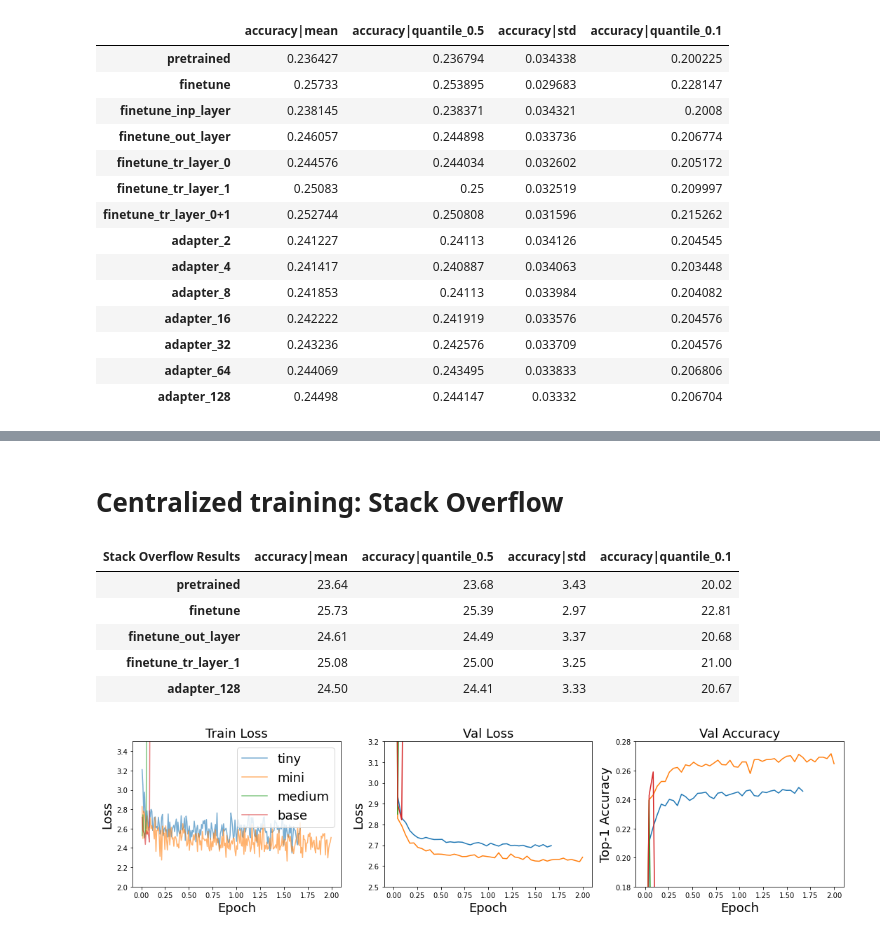
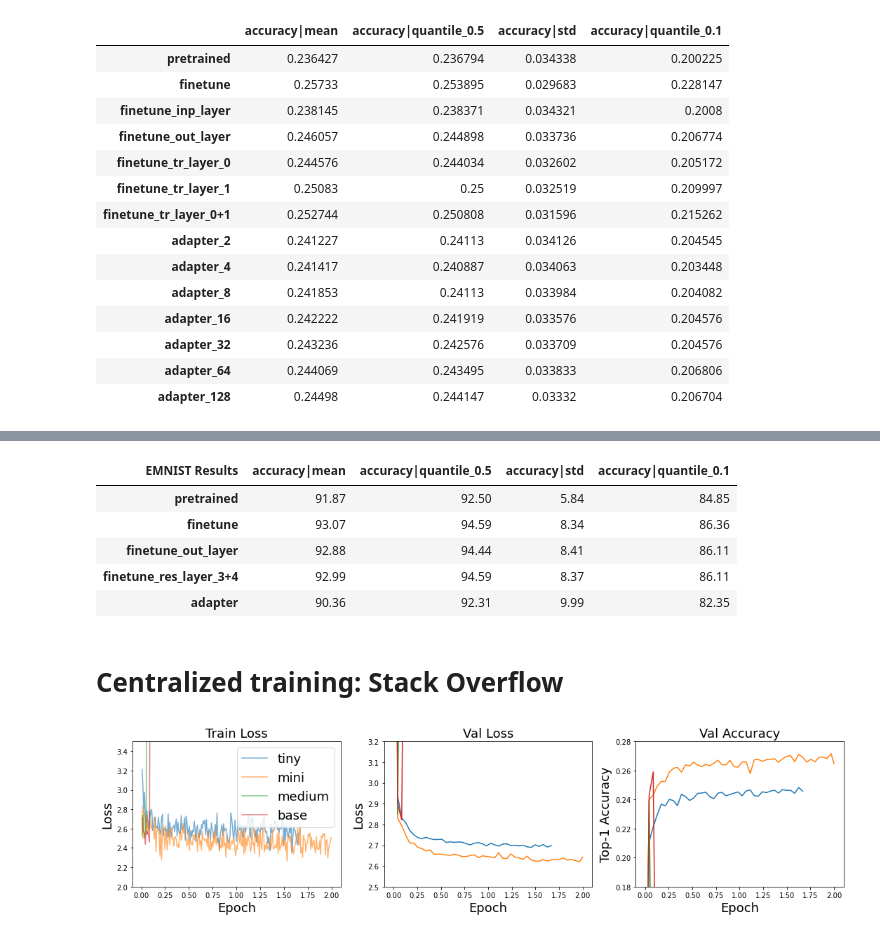
Before and after one commit to facebookresearch/FL_partial_personalization, a Jupyter notebook: parse_outputs.ipynb, the cells around one changed output, grey strips where cells are left out. Saved outputs shown, nothing was run; the diff lists cells and outputs as text; code cells hidden in the pictures.

```diff
--- a/parse_outputs.ipynb
+++ b/parse_outputs.ipynb
@@ -72,18 +125,18 @@ df
+# %%
+rows = ['pretrained', 'finetune', 'finetune_out_layer', 'finetune_res_layer_3+4', 'adapter']
+df2 = df.loc[rows].applymap(lambda x: round(x*100, 2))
+df2.columns.name = 'EMNIST Results'
+
+df2
+# %% [output]
+| EMNIST Results | accuracy|mean | accuracy|quantile_0.5 | accuracy|std | accuracy|quantile_0.1 |
+| pretrained | 91.87 | 92.50 | 5.84 | 84.85 |
+| finetune | 93.07 | 94.59 | 8.34 | 86.36 |
+| finetune_out_layer | 92.88 | 94.44 | 8.41 | 86.11 |
+| finetune_res_layer_3+4 | 92.99 | 94.59 | 8.37 | 86.11 |
+| adapter | 90.36 | 92.31 | 9.99 | 82.35 |
 # %% [markdown]
 # Centralized training: Stack Overflow
-# %%
-rows = ['pretrained', 'finetune', 'finetune_out_layer', 'finetune_tr_layer_1', 'adapter_128']
-df2 = df.loc[rows].applymap(lambda x: round(x*100, 2))
-df2.columns.name = 'Stack Overflow Results'
-
-df2
-# %% [output]
-| Stack Overflow Results | accuracy|mean | accuracy|quantile_0.5 | accuracy|std | accuracy|quantile_0.1 |
-| pretrained | 23.64 | 23.68 | 3.43 | 20.02 |
-| finetune | 25.73 | 25.39 | 2.97 | 22.81 |
-| finetune_out_layer | 24.61 | 24.49 | 3.37 | 20.68 |
-| finetune_tr_layer_1 | 25.08 | 25.00 | 3.25 | 21.00 |
-| adapter_128 | 24.50 | 24.41 | 3.33 | 20.67 |
 # %%
 df_lst = []
 param_list = ['tiny', 'mini', 'medium', 'base']
```
Also changed, not shown: parts of 4 cells of this notebook, 7 other files.
